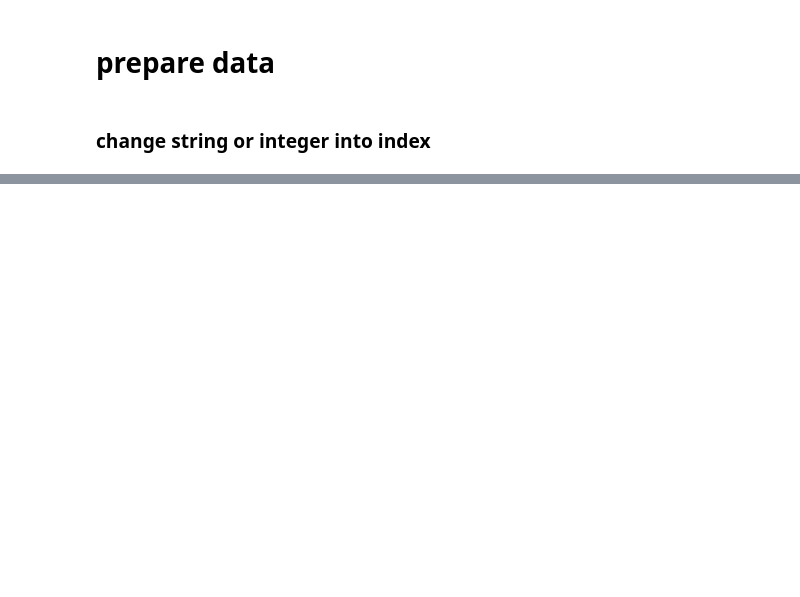
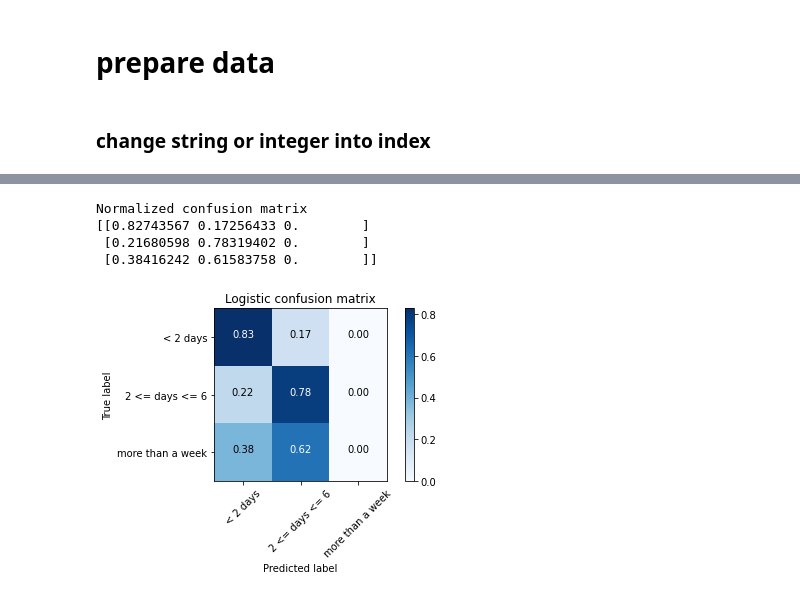
Before and after one commit to Jenova73/502_final_project, a Jupyter notebook: final_project.ipynb, the cells around one changed output, grey strips where cells are left out. Drawn from its saved outputs; the diff is of its cells as text; code cells hidden in the pictures; blank space fills up the shorter version.

```diff
--- a/final_project.ipynb
+++ b/final_project.ipynb
@@ -155,0 +279,4 @@ vendor_indexer = StringIndexer(inputCol = 'vendor_id',outputCol='vendor_index')
+# %%
+rf_model = rf_pipeline.fit(train)
+# %%
+rf_prediction = rf_model.transform(test)
@@ -155,0 +374,6 @@ vendor_indexer = StringIndexer(inputCol = 'vendor_id',outputCol='vendor_index')
+# %%
+ytrue = rf_prediction.select('label')
+ytrue = ytrue.toPandas()
+
+ypred = rf_prediction.select('prediction')
+ypred = ypred.toPandas()
@@ -155,0 +387,12 @@ vendor_indexer = StringIndexer(inputCol = 'vendor_id',outputCol='vendor_index')
+# %%
+class_names = ['< 2 days','2 <= days <= 6','more than a week',]
+plt.figure()
+plot_confusion_matrix(cnf_matrix, classes=class_names, normalize=True,
+                      title='Logistic confusion matrix')
+plt.show()
+# %% [output]
+Normalized confusion matrix
+[[0.82743567 0.17256433 0.        ]
+ [0.21680598 0.78319402 0.        ]
+ [0.38416242 0.61583758 0.        ]]
+[figure, added]
```
Also changed, not shown: parts of 35 cells of this notebook.
